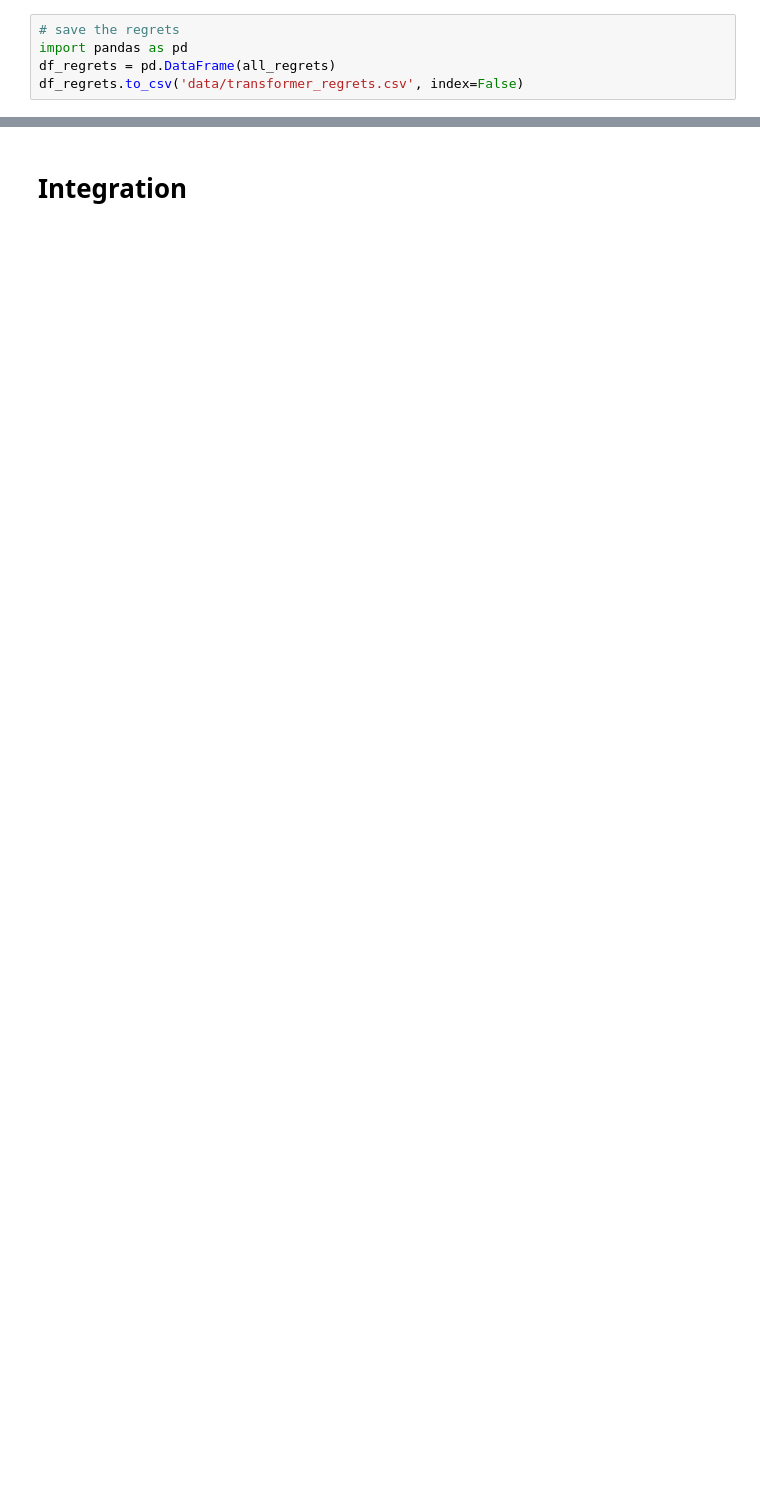
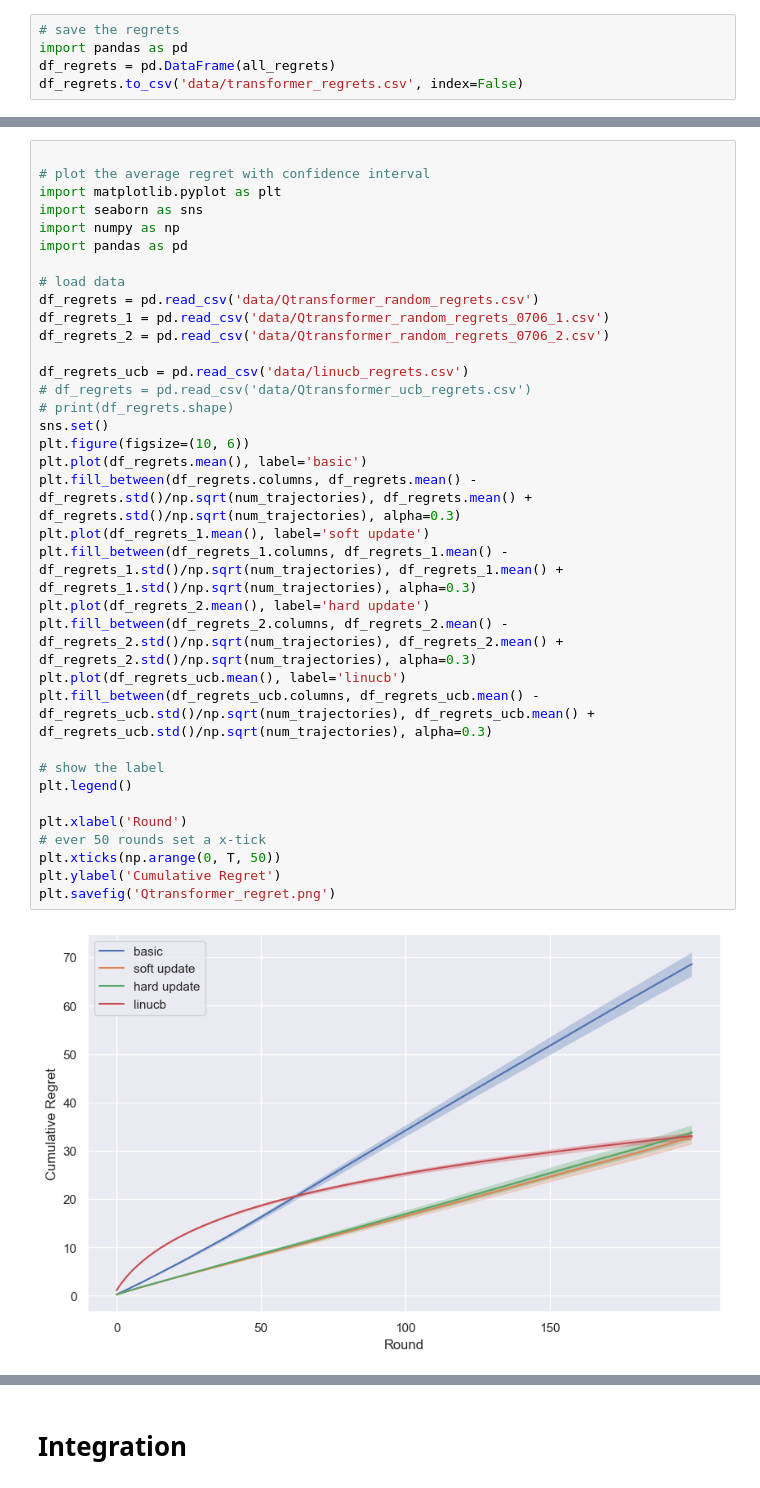
Before and after one commit to xjxyys/In-context-RL, a Jupyter notebook: experiment.ipynb, the cells around one changed output, grey strips where cells are left out. Drawn from its saved outputs; the diff is of its cells as text; blank space fills up the shorter version.

```diff
--- a/experiment.ipynb
+++ b/experiment.ipynb
@@ -472,0 +670,37 @@ plt.plot(total_regrets)
+# %%
+
+# plot the average regret with confidence interval
+import matplotlib.pyplot as plt
+import seaborn as sns
+import numpy as np
+import pandas as pd
+
+# load data
+df_regrets = pd.read_csv('data/Qtransformer_random_regrets.csv')
+df_regrets_1 = pd.read_csv('data/Qtransformer_random_regrets_0706_1.csv')
+df_regrets_2 = pd.read_csv('data/Qtransformer_random_regrets_0706_2.csv')
+
+df_regrets_ucb = pd.read_csv('data/linucb_regrets.csv')
+# df_regrets = pd.read_csv('data/Qtransformer_ucb_regrets.csv')
+# print(df_regrets.shape)
+sns.set()
+plt.figure(figsize=(10, 6))
+plt.plot(df_regrets.mean(), label='basic')
+plt.fill_between(df_regrets.columns, df_regrets.mean() - df_regrets.std()/np.sqrt(num_trajectories), df_regrets.mean() + df_regrets.std()/np.sqrt(num_trajectories), alpha=0.3)
+plt.plot(df_regrets_1.mean(), label='soft update')
+plt.fill_between(df_regrets_1.columns, df_regrets_1.mean() - df_regrets_1.std()/np.sqrt(num_trajectories), df_regrets_1.mean() + df_regrets_1.std()/np.sqrt(num_trajectories), alpha=0.3)
+plt.plot(df_regrets_2.mean(), label='hard update')
+plt.fill_between(df_regrets_2.columns, df_regrets_2.mean() - df_regrets_2.std()/np.sqrt(num_trajectories), df_regrets_2.mean() + df_regrets_2.std()/np.sqrt(num_trajectories), alpha=0.3)
+plt.plot(df_regrets_ucb.mean(), label='linucb')
+plt.fill_between(df_regrets_ucb.columns, df_regrets_ucb.mean() - df_regrets_ucb.std()/np.sqrt(num_trajectories), df_regrets_ucb.mean() + df_regrets_ucb.std()/np.sqrt(num_trajectories), alpha=0.3)
+
+# show the label
+plt.legend()
+
+plt.xlabel('Round')
+# ever 50 rounds set a x-tick
+plt.xticks(np.arange(0, T, 50))
+plt.ylabel('Cumulative Regret')
+plt.savefig('Qtransformer_regret.png')
+# %% [output]
+[figure, added]
```
Also changed, not shown: parts of 19 cells of this notebook, 7 other files.
